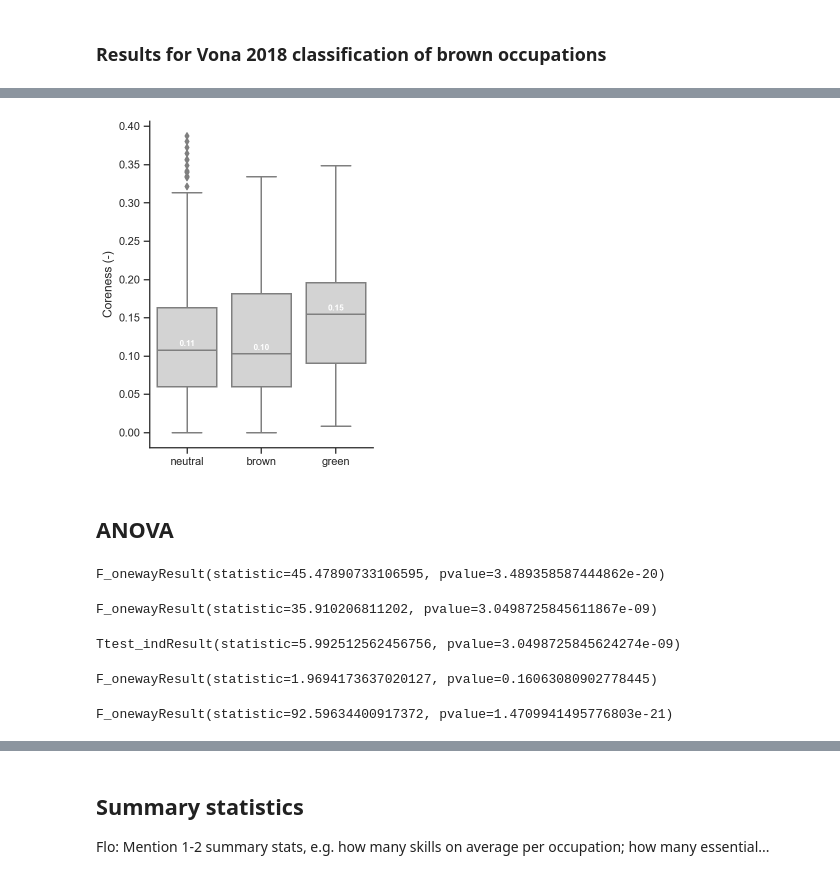
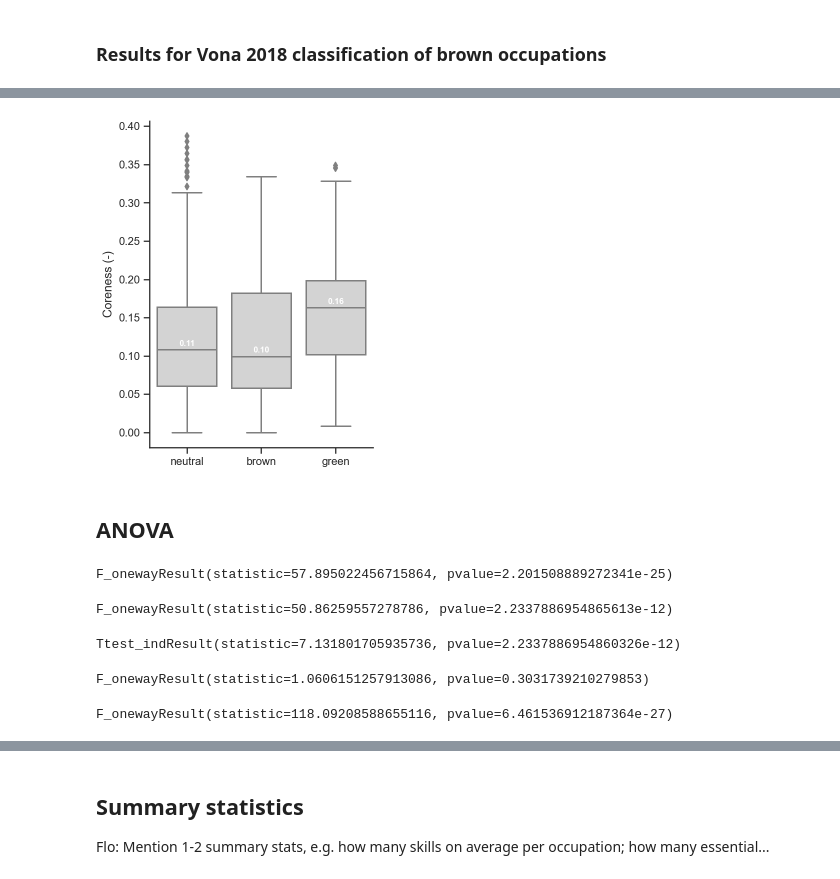
Before and after one commit to derpyninja/rejet, a Jupyter notebook: notebooks/11-fz-coreness-visualisations.ipynb, the cells around one changed output, grey strips where cells are left out. Drawn from its saved outputs; the diff is of its cells as text; code cells hidden in the pictures.

```diff
--- a/notebooks/11-fz-coreness-visualisations.ipynb
+++ b/notebooks/11-fz-coreness-visualisations.ipynb
@@ -365,3 +361,10 @@ sns.despine()
 [figure]
 # %% [markdown]
 ### Results for Vona 2018 classification of brown occupations
+# %%
+df_metadata = pd.read_csv(
+    os.path.join(data_interim, "ESCO_ONET_METADATA_gbn.csv"),
+    index_col=0
+)
+
+df_metadata
@@ -368,7 +385,7 @@ sns.despine()
 # %%
 # brown
 res = {}
-for link in df_metadata[df_metadata.is_brown_vona].concept_uri.values:
+for link in df_metadata[df_metadata.is_brown].concept_uri.values:
     coreness["occ"] = occ_skills_matrix_essential_optional.loc[link,:].values
     res[link] = coreness[coreness.occ == 1].coreness.mean()
 
@@ -384,7 +401,7 @@ coreness_green = pd.DataFrame(res, index=["green"]).T.sort_values("green", ascen
 
 # neutral
 res = {}
-for link in df_metadata[df_metadata.is_neutral_vona].concept_uri.values:
+for link in df_metadata[df_metadata.is_neutral].concept_uri.values:
     coreness["occ"] = occ_skills_matrix_essential_optional.loc[link,:].values
     res[link] = coreness[coreness.occ == 1].coreness.mean()
 
@@ -454,32 +454,38 @@ dtype: float64
 # %%
 f, ax = plt.subplots(figsize=(4, 6))
 
 sns.boxplot(
     data=df_coreness,
     color="lightgrey",
     orient="v",
     ax=ax
 )
 
 # annotate medians
 medians = df_coreness.median()
 vertical_offset = 0.005
 
 for xtick in ax.get_xticks():
     ax.text(xtick,
             medians[xtick] + vertical_offset,
             "{:.2f}".format(medians[xtick]),
             horizontalalignment='center',
             size='x-small',
             color='w',
             weight='semibold')
 
 
 ax.set_ylabel("Coreness (-)")
 
 sns.despine()
+
+plt.savefig(
+    os.path.join(figure_dir, "RQ3", "coreness_gbn_comparison.png"),
+    bbox_inches="tight",
+    dpi=300
+)
 # %% [output]
-[figure, old version]
+[figure, new version]
 # %% [markdown]
 ## ANOVA
 # %%
@@ -491,7 +497,7 @@ scipy.stats.f_oneway(
     df_coreness.brown.dropna().values
 )
 # %% [output]
-F_onewayResult(statistic=45.47890733106595, pvalue=3.489358587444862e-20)
+F_onewayResult(statistic=57.895022456715864, pvalue=2.201508889272341e-25)
 # %%
 # F
 scipy.stats.f_oneway(
@@ -499,7 +505,7 @@ scipy.stats.f_oneway(
     df_coreness.brown.dropna().values
 )
 # %% [output]
-F_onewayResult(statistic=35.910206811202, pvalue=3.0498725845611867e-09)
+F_onewayResult(statistic=50.86259557278786, pvalue=2.2337886954865613e-12)
 # %%
 # F = t^2
 scipy.stats.ttest_ind(
@@ -507,18 +513,18 @@ scipy.stats.ttest_ind(
     df_coreness.brown.dropna().values
 )
 # %% [output]
-Ttest_indResult(statistic=5.992512562456756, pvalue=3.0498725845624274e-09)
+Ttest_indResult(statistic=7.131801705935736, pvalue=2.2337886954860326e-12)
 # %%
 scipy.stats.f_oneway(
     df_coreness.neutral.dropna().values,
     df_coreness.brown.dropna().values
 )
 # %% [output]
-F_onewayResult(statistic=1.9694173637020127, pvalue=0.16063080902778445)
+F_onewayResult(statistic=1.0606151257913086, pvalue=0.3031739210279853)
 # %%
 scipy.stats.f_oneway(
     df_coreness.neutral.dropna().values,
     df_coreness.green.dropna().values
 )
 # %% [output]
-F_onewayResult(statistic=92.59634400917372, pvalue=1.4709941495776803e-21)
+F_onewayResult(statistic=118.09208588655116, pvalue=6.461536912187364e-27)
```
Also changed, not shown: parts of 14 cells of this notebook, 26 other files.
